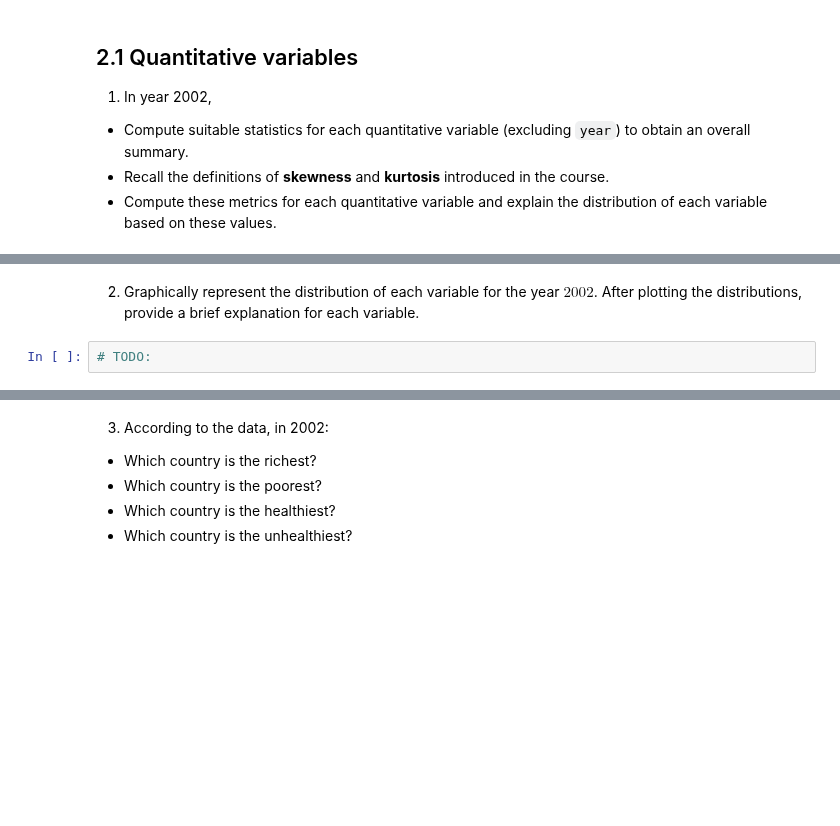
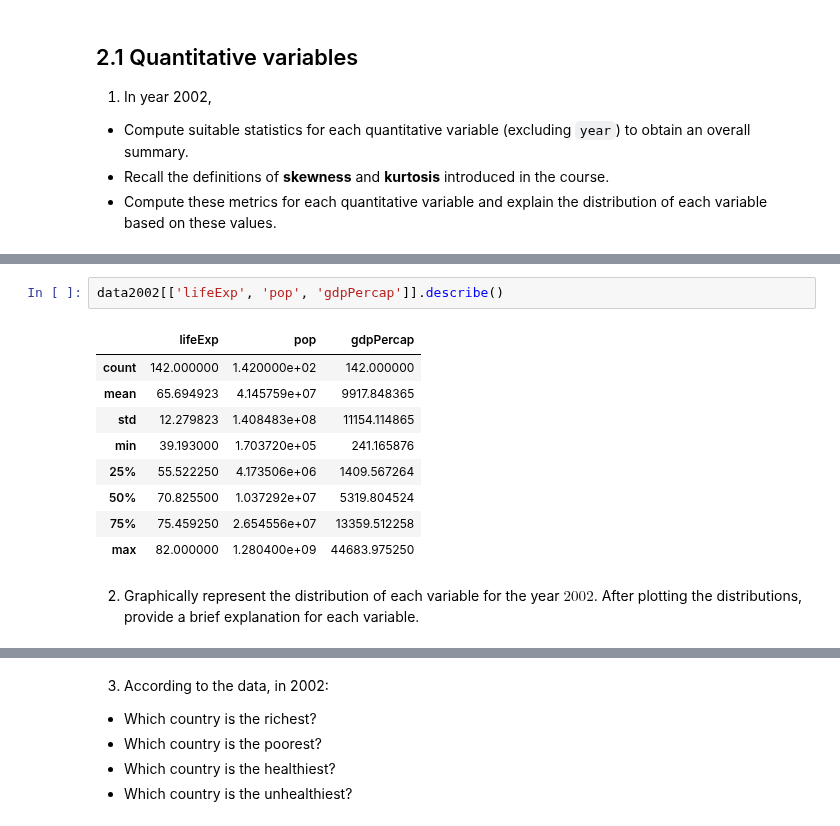
Before and after one commit to hassothea/I5_EDA_ITC, a Jupyter notebook: TPs/TP1_Variable_Types_Descriptive_Statistics.ipynb, the cells around one changed output, grey strips where cells are left out. Cells and saved outputs as stored; diff of their text form; blank space fills up the shorter version.

```diff
--- a/TPs/TP1_Variable_Types_Descriptive_Statistics.ipynb
+++ b/TPs/TP1_Variable_Types_Descriptive_Statistics.ipynb
@@ -61,4 +83,14 @@ gapminder.sample(3)
+# %%
+data2002[['lifeExp', 'pop',	'gdpPercap']].describe()
+# %% [output]
+|  | lifeExp | pop | gdpPercap |
+| count | 142.000000 | 1.420000e+02 | 142.000000 |
+| mean | 65.694923 | 4.145759e+07 | 9917.848365 |
+| std | 12.279823 | 1.408483e+08 | 11154.114865 |
+| min | 39.193000 | 1.703720e+05 | 241.165876 |
+| 25% | 55.522250 | 4.173506e+06 | 1409.567264 |
+| 50% | 70.825500 | 1.037292e+07 | 5319.804524 |
+| 75% | 75.459250 | 2.654556e+07 | 13359.512258 |
+| max | 82.000000 | 1.280400e+09 | 44683.975250 |
 # %% [markdown]
 2. Graphically represent the distribution of each variable for the year $2002$. After plotting the distributions, provide a brief explanation for each variable.
-# %%
-# TODO:
```
Also changed, not shown: parts of 20 cells of this notebook, 4 other files.
